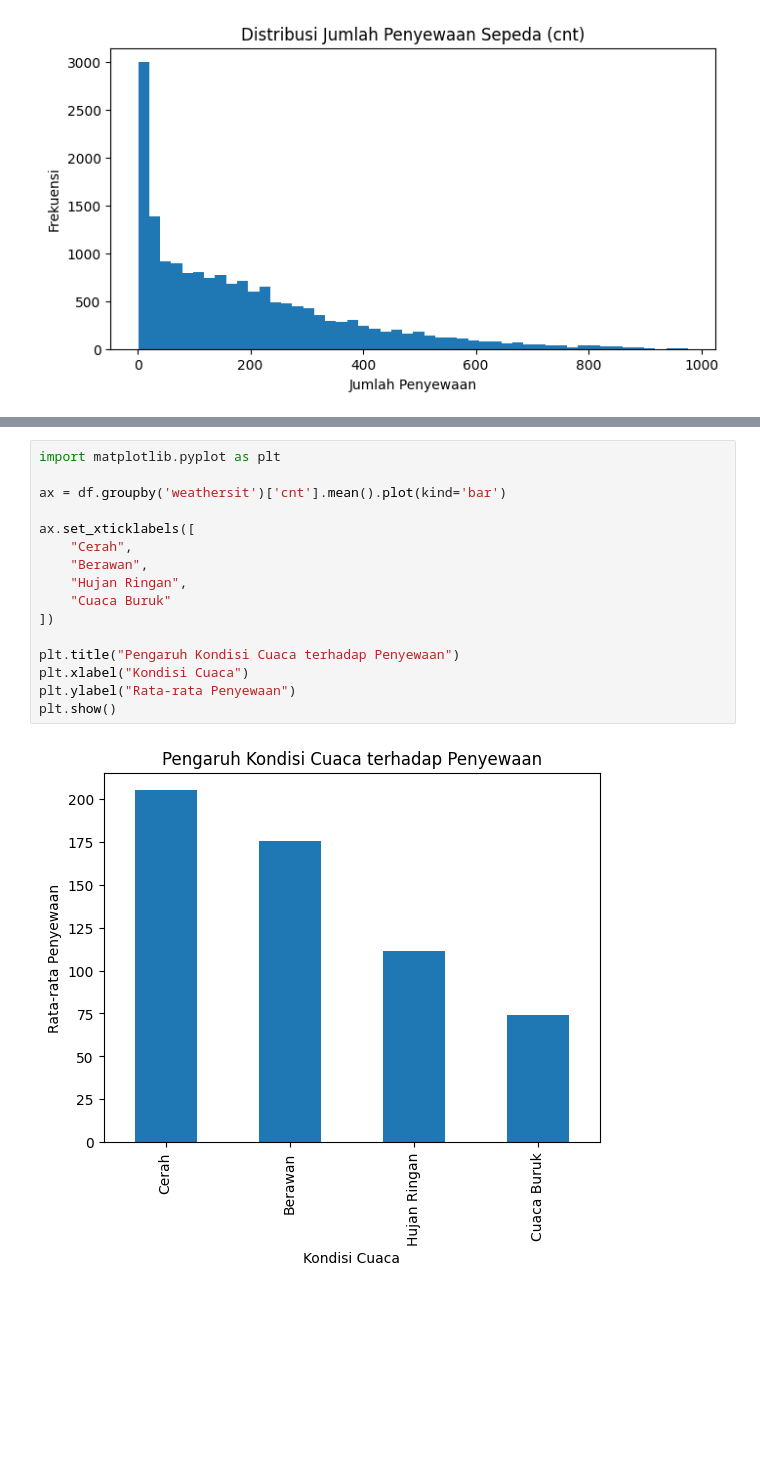
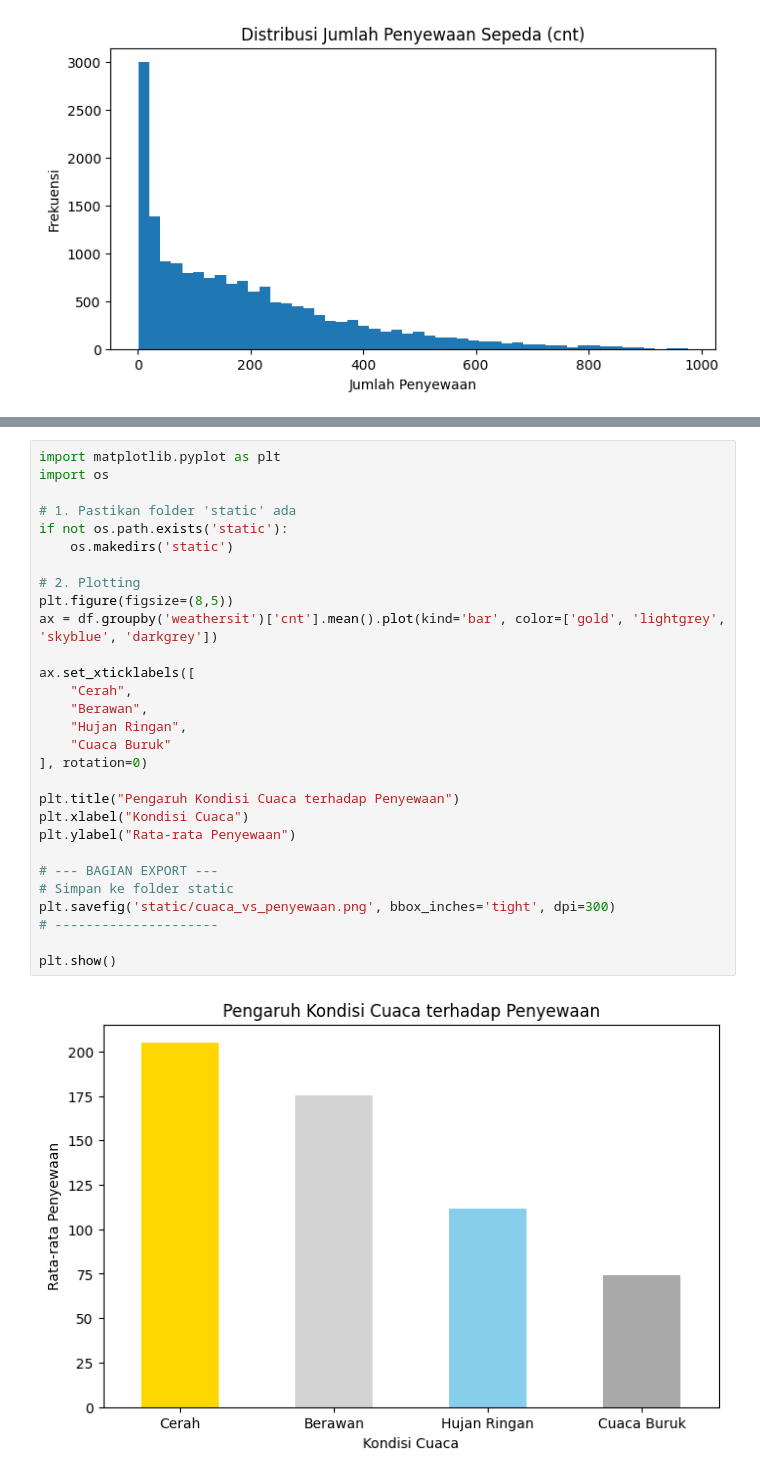
Before and after one commit to reyhanamando35/bike-rent-analysis, a Jupyter notebook: notebooks/eda_train.ipynb, the cells around one changed output, grey strips where cells are left out. Saved outputs shown, nothing was run; the diff lists cells and outputs as text; blank space fills up the shorter version.

```diff
--- a/notebooks/eda_train.ipynb
+++ b/notebooks/eda_train.ipynb
@@ -151,19 +184,32 @@ plt.show()
 # %%
 import matplotlib.pyplot as plt
+import os
 
-ax = df.groupby('weathersit')['cnt'].mean().plot(kind='bar')
+# 1. Pastikan folder 'static' ada
+if not os.path.exists('static'):
+    os.makedirs('static')
+
+# 2. Plotting
+plt.figure(figsize=(8,5))
+ax = df.groupby('weathersit')['cnt'].mean().plot(kind='bar', color=['gold', 'lightgrey', 'skyblue', 'darkgrey'])
 
 ax.set_xticklabels([
     "Cerah",
     "Berawan",
     "Hujan Ringan",
     "Cuaca Buruk"
-])
+], rotation=0)
 
 plt.title("Pengaruh Kondisi Cuaca terhadap Penyewaan")
 plt.xlabel("Kondisi Cuaca")
 plt.ylabel("Rata-rata Penyewaan")
+
+# --- BAGIAN EXPORT ---
+# Simpan ke folder static
+plt.savefig('static/cuaca_vs_penyewaan.png', bbox_inches='tight', dpi=300)
+# ---------------------
+
 plt.show()
 # %% [output]
-[figure, old version]
+[figure, new version]
 # %%
```
Also changed, not shown: parts of 11 cells of this notebook, 14 other files.
